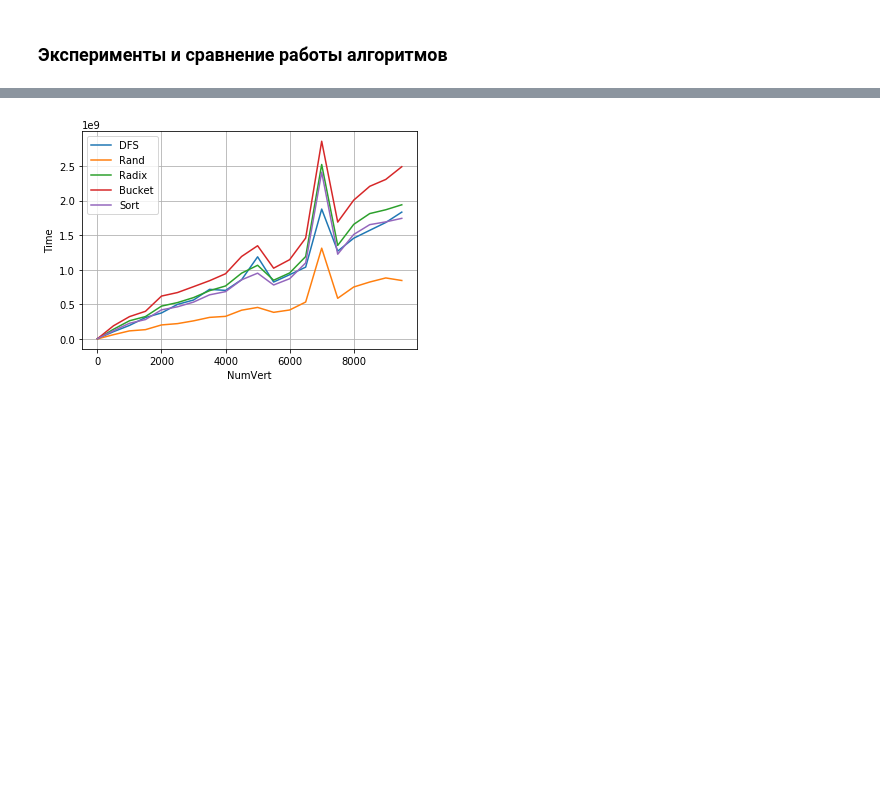
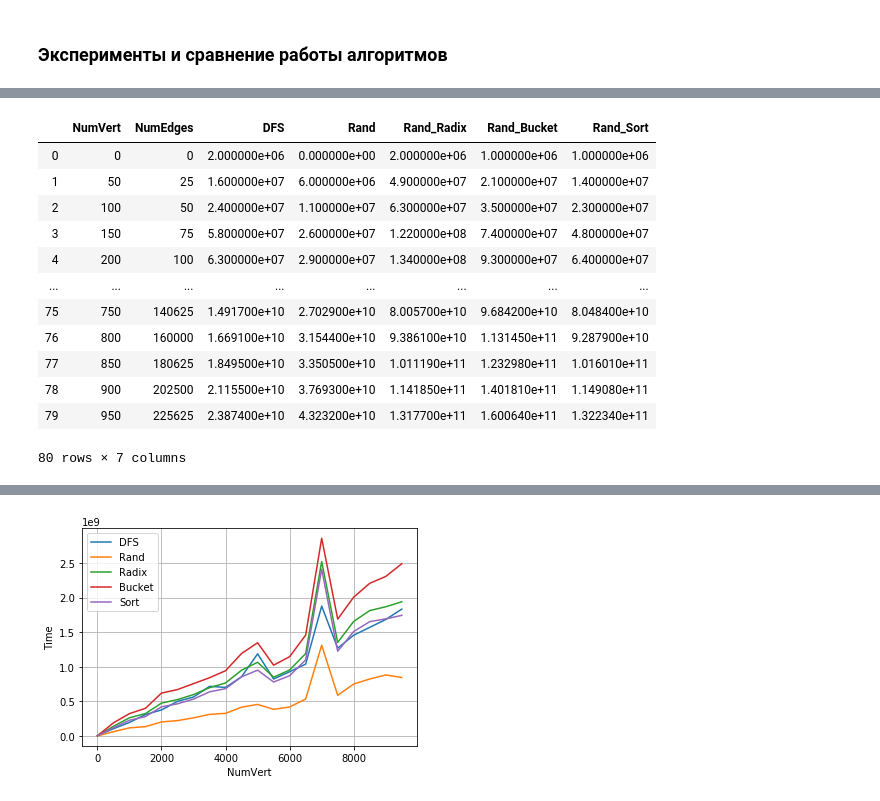
Before and after one commit to kislN/graph_lab_1, a Jupyter notebook: report.ipynb, the cells around one changed output, grey strips where cells are left out. Cells and saved outputs as stored; diff of their text form; code cells hidden in the pictures; blank space fills up the shorter version.

```diff
--- a/report.ipynb
+++ b/report.ipynb
@@ -50,0 +89,17 @@ data8
+# %%
+data32 = pd.read_csv("./data/Out_32b.csv")
+data32
+# %% [output]
+|  | NumVert | NumEdges | DFS | Rand | Rand_Radix | Rand_Bucket | Rand_Sort |
+| 0 | 0 | 0 | 2.000000e+06 | 0.000000e+00 | 2.000000e+06 | 1.000000e+06 | 1.000000e+06 |
+| 1 | 50 | 25 | 1.600000e+07 | 6.000000e+06 | 4.900000e+07 | 2.100000e+07 | 1.400000e+07 |
+| 2 | 100 | 50 | 2.400000e+07 | 1.100000e+07 | 6.300000e+07 | 3.500000e+07 | 2.300000e+07 |
+| 3 | 150 | 75 | 5.800000e+07 | 2.600000e+07 | 1.220000e+08 | 7.400000e+07 | 4.800000e+07 |
+| 4 | 200 | 100 | 6.300000e+07 | 2.900000e+07 | 1.340000e+08 | 9.300000e+07 | 6.400000e+07 |
+| ... | ... | ... | ... | ... | ... | ... | ... |
+| 75 | 750 | 140625 | 1.491700e+10 | 2.702900e+10 | 8.005700e+10 | 9.684200e+10 | 8.048400e+10 |
+| 76 | 800 | 160000 | 1.669100e+10 | 3.154400e+10 | 9.386100e+10 | 1.131450e+11 | 9.287900e+10 |
+| 77 | 850 | 180625 | 1.849500e+10 | 3.350500e+10 | 1.011190e+11 | 1.232980e+11 | 1.016010e+11 |
+| 78 | 900 | 202500 | 2.115500e+10 | 3.769300e+10 | 1.141850e+11 | 1.401810e+11 | 1.149080e+11 |
+| 79 | 950 | 225625 | 2.387400e+10 | 4.323200e+10 | 1.317700e+11 | 1.600640e+11 | 1.322340e+11 |
+80 rows × 7 columns
```
Also changed, not shown: parts of 10 cells of this notebook, 8 other files.
